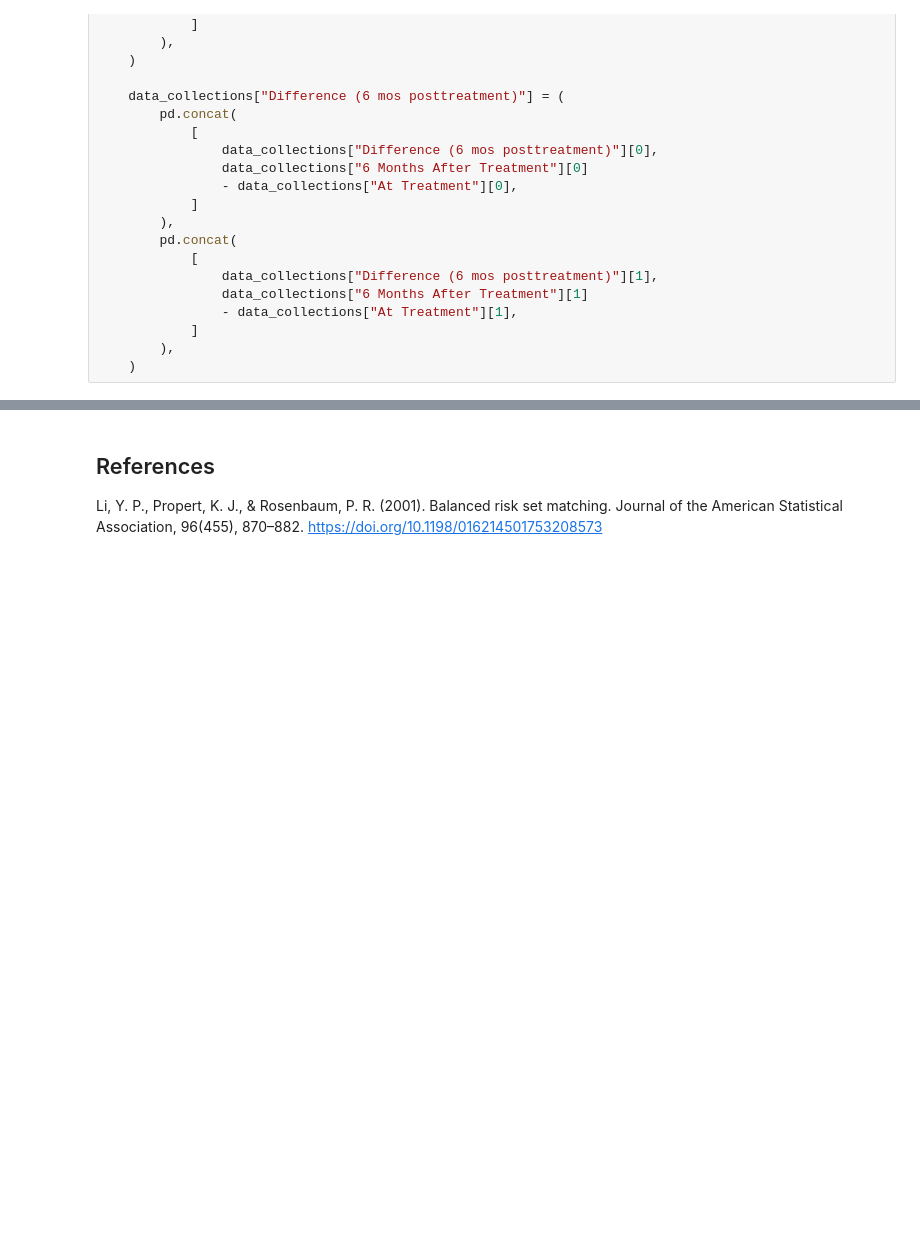
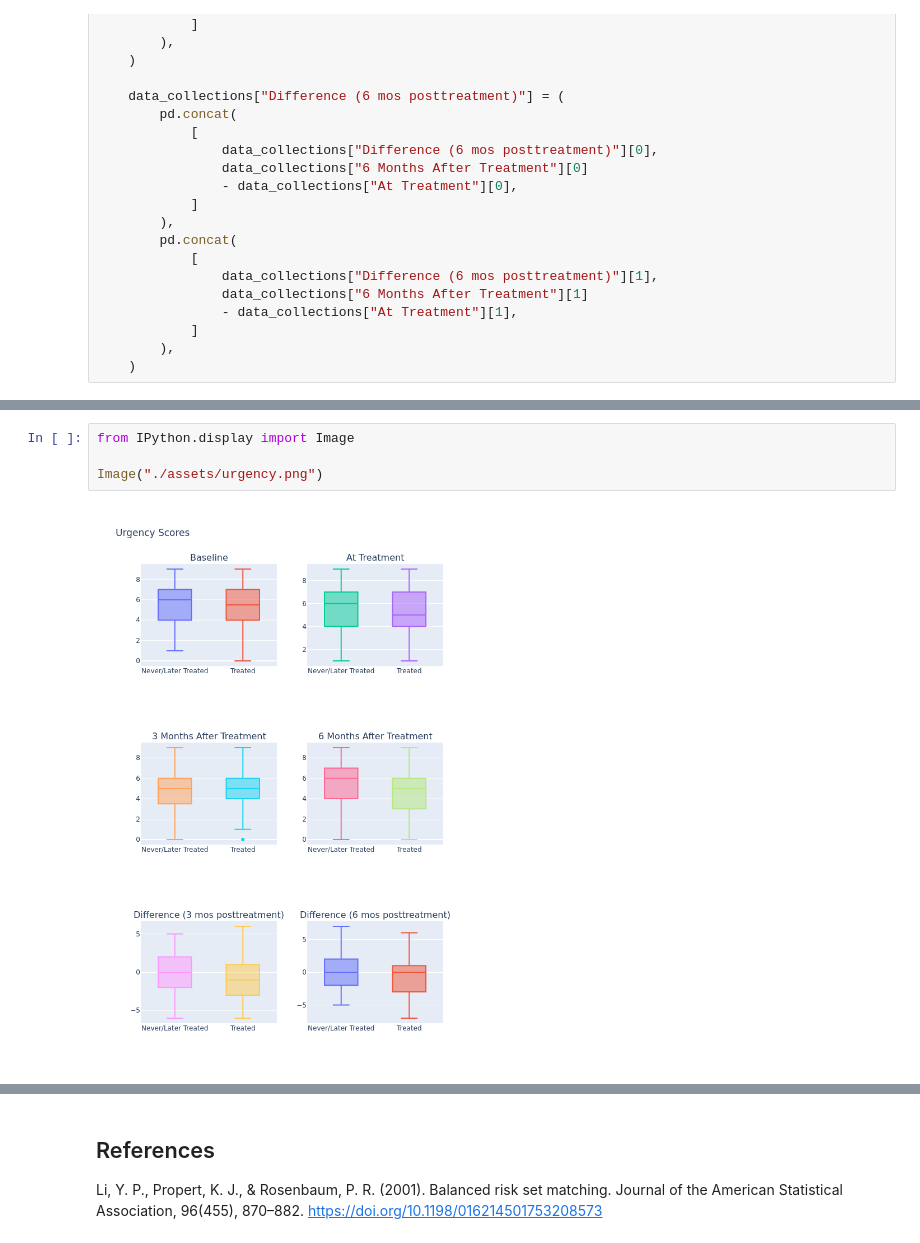
Before and after one commit to DestinEcarma/assignment-1-data-analytics, a Jupyter notebook: src/assignment.ipynb, the cells around one changed output, grey strips where cells are left out. Cells and saved outputs as stored; diff of their text form; blank space fills up the shorter version.

```diff
--- a/src/assignment.ipynb
+++ b/src/assignment.ipynb
@@ -402,0 +409,6 @@ boxplots("nocturnal frequency", "Nocturnal Frequency")
+# %%
+from IPython.display import Image
+
+Image("./assets/urgency.png")
+# %% [output]
+[figure, added]
```
Also changed, not shown: parts of 3 cells of this notebook, 3 other files.
